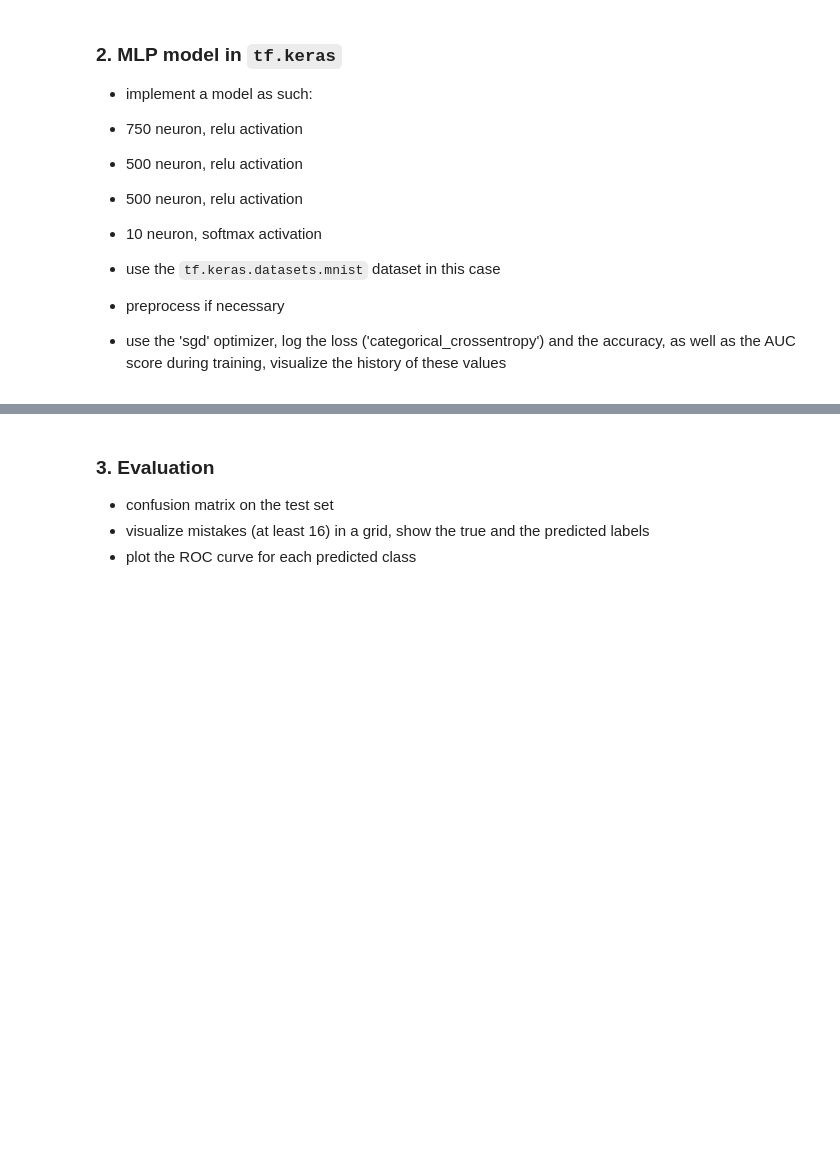
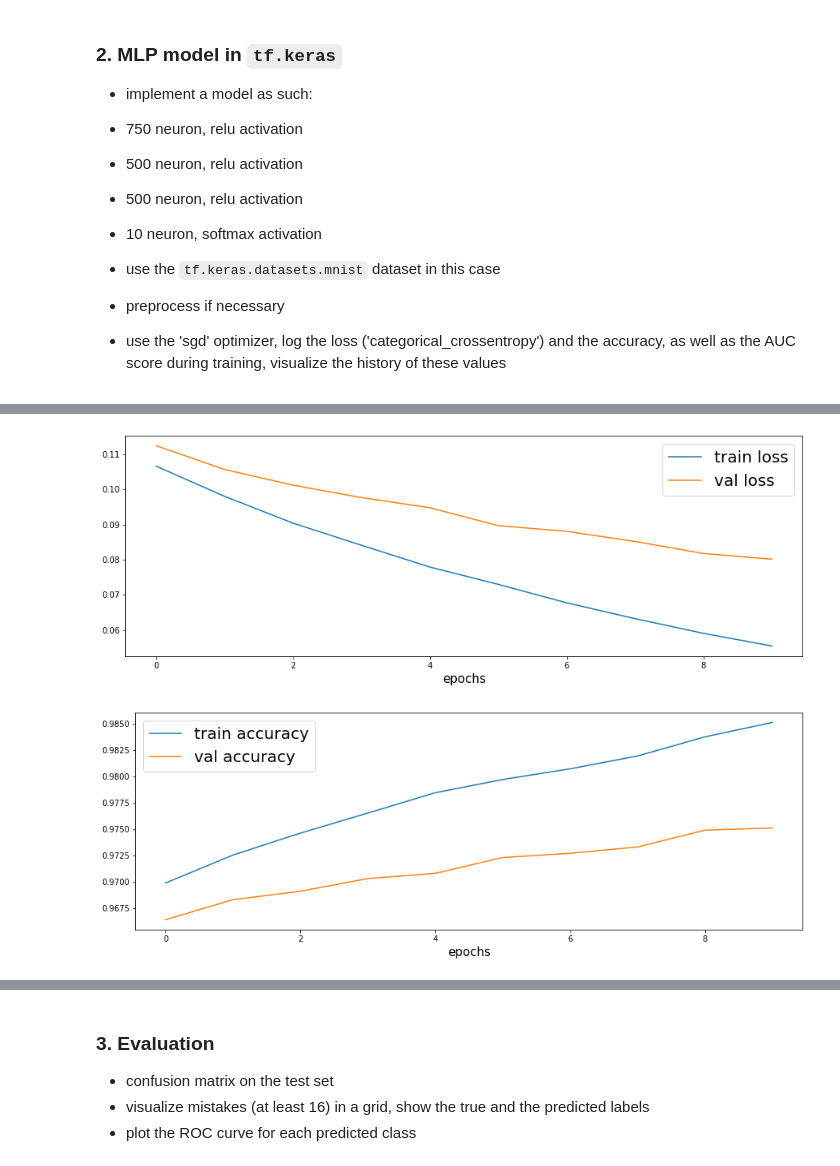
Before and after one commit to barnabasp/ML_Course, a Jupyter notebook: 9/hw9_bporfy.ipynb, the cells around one changed output, grey strips where cells are left out. Drawn from its saved outputs; the diff is of its cells as text; code cells hidden in the pictures; blank space fills up the shorter version.

```diff
--- a/9/hw9_bporfy.ipynb
+++ b/9/hw9_bporfy.ipynb
@@ -146,0 +198,7 @@ tf.keras.datasets.mnist
+# %%
+model = tf.keras.Sequential()
+model.add(tf.keras.layers.Dense(750, activation='relu', input_dim=784))
+model.add(tf.keras.layers.Dense(500, activation='relu'))
+model.add(tf.keras.layers.Dense(500, activation='relu'))
+model.add(tf.keras.layers.Dense(10, activation='softmax'))
+model.summary()
@@ -146,0 +223,10 @@ tf.keras.datasets.mnist
+# %%
+model.compile(loss='categorical_crossentropy',
+              optimizer=tf.keras.optimizers.SGD(learning_rate=0.01),
+              metrics=['accuracy', 'AUC'])
+# %%
+history = model.fit(x=x_train,
+                    y=y_train_oh,
+                    batch_size=64,
+                    epochs=10,
+                    validation_data=(x_test, y_test_oh))
@@ -146,0 +254,14 @@ tf.keras.datasets.mnist
+# %%
+plt.plot(history.history['loss'], label='train loss')
+plt.plot(history.history['val_loss'], label='val loss')
+plt.xlabel('epochs', fontsize=15)
+plt.legend(fontsize=20)
+plt.show()
+plt.plot(history.history['accuracy'], label='train accuracy')
+plt.plot(history.history['val_accuracy'], label='val accuracy')
+plt.xlabel('epochs', fontsize=15)
+plt.legend(fontsize=20)
+plt.show()
+# %% [output]
+[figure, added]
+[figure, added]
```
Also changed, not shown: parts of 20 cells of this notebook.
